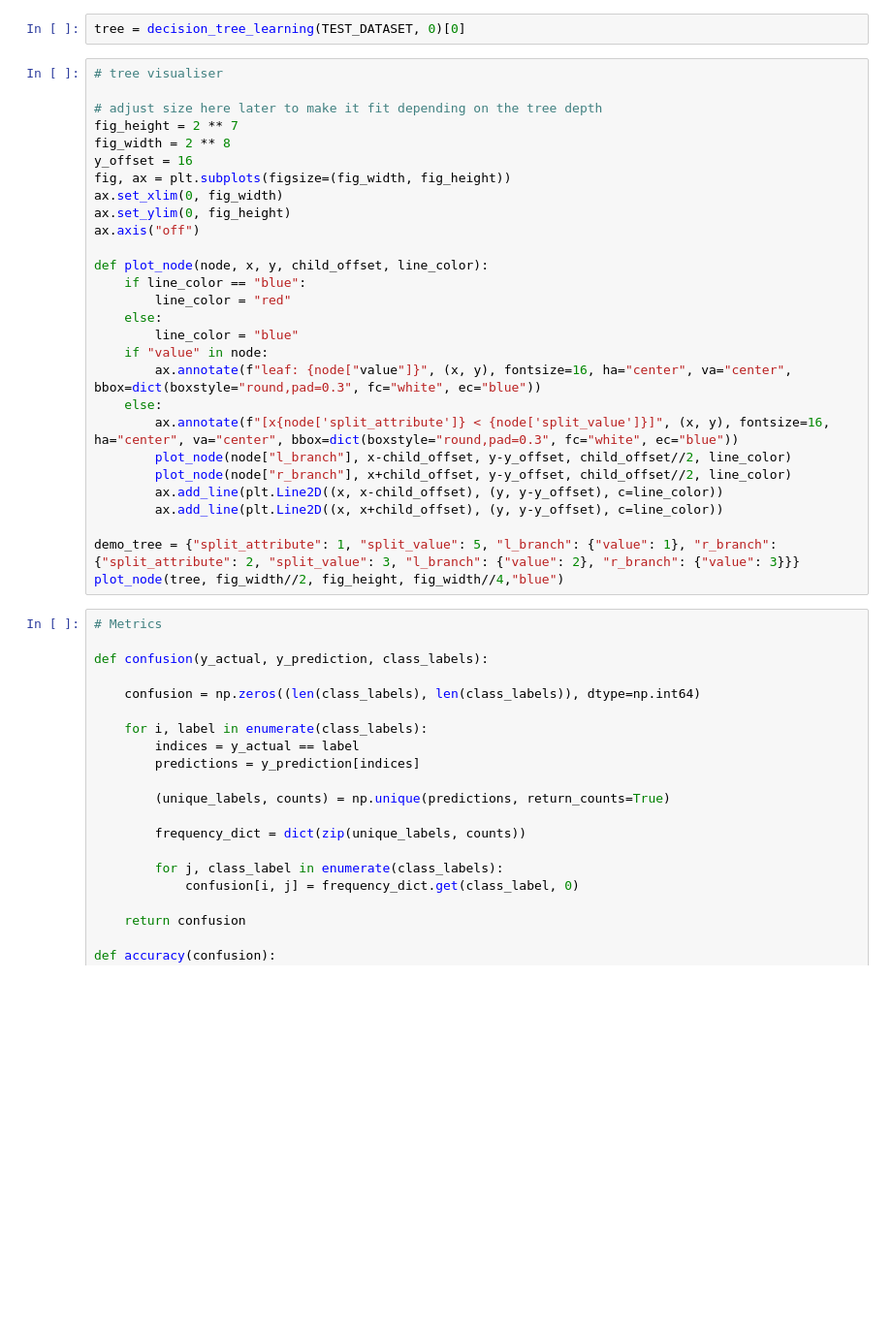
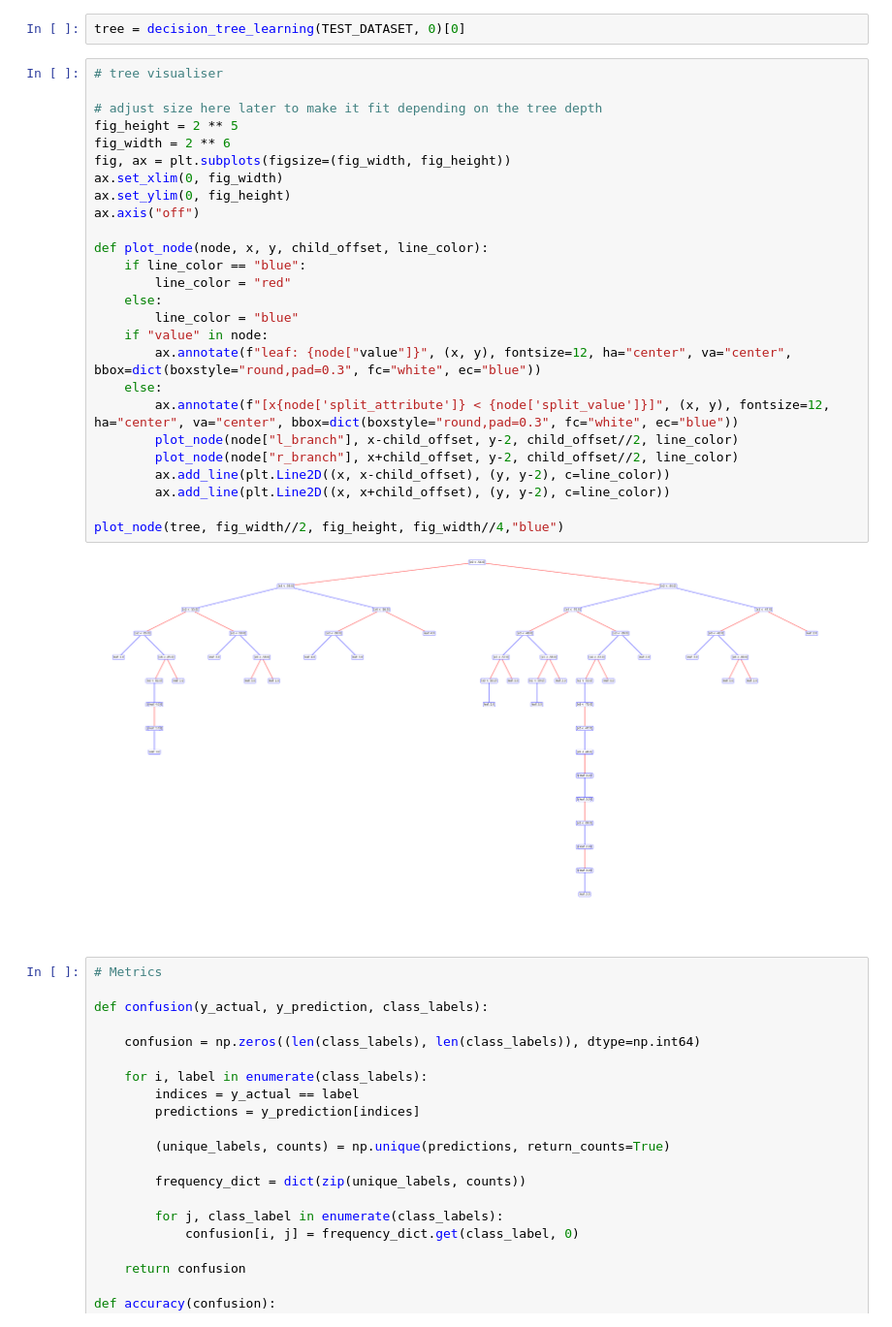
Before and after one commit to MattyWilliams22/decision_tree_learning, a Jupyter notebook: notebook.ipynb, the cells around one changed output. Shown at 97% size. Cells and saved outputs as stored; diff of their text form; blank space fills up the shorter version.

```diff
--- a/notebook.ipynb
+++ b/notebook.ipynb
@@ -148,31 +148,31 @@ tree = decision_tree_learning(TEST_DATASET, 0)[0]
 # %%
 # tree visualiser
 
 # adjust size here later to make it fit depending on the tree depth
-fig_height = 2 ** 7
-fig_width = 2 ** 8
-y_offset = 16
+fig_height = 2 ** 5
+fig_width = 2 ** 6
 fig, ax = plt.subplots(figsize=(fig_width, fig_height))
 ax.set_xlim(0, fig_width)
 ax.set_ylim(0, fig_height)
 ax.axis("off")
 
 def plot_node(node, x, y, child_offset, line_color):
     if line_color == "blue":
         line_color = "red"
     else:
         line_color = "blue"
     if "value" in node:
-        ax.annotate(f"leaf: {node["value"]}", (x, y), fontsize=16, ha="center", va="center", bbox=dict(boxstyle="round,pad=0.3", fc="white", ec="blue"))
+        ax.annotate(f"leaf: {node["value"]}", (x, y), fontsize=12, ha="center", va="center", bbox=dict(boxstyle="round,pad=0.3", fc="white", ec="blue"))
     else:
-        ax.annotate(f"[x{node['split_attribute']} < {node['split_value']}]", (x, y), fontsize=16, ha="center", va="center", bbox=dict(boxstyle="round,pad=0.3", fc="white", ec="blue"))
-        plot_node(node["l_branch"], x-child_offset, y-y_offset, child_offset//2, line_color)
-        plot_node(node["r_branch"], x+child_offset, y-y_offset, child_offset//2, line_color)
-        ax.add_line(plt.Line2D((x, x-child_offset), (y, y-y_offset), c=line_color))
-        ax.add_line(plt.Line2D((x, x+child_offset), (y, y-y_offset), c=line_color))
+        ax.annotate(f"[x{node['split_attribute']} < {node['split_value']}]", (x, y), fontsize=12, ha="center", va="center", bbox=dict(boxstyle="round,pad=0.3", fc="white", ec="blue"))
+        plot_node(node["l_branch"], x-child_offset, y-2, child_offset//2, line_color)
+        plot_node(node["r_branch"], x+child_offset, y-2, child_offset//2, line_color)
+        ax.add_line(plt.Line2D((x, x-child_offset), (y, y-2), c=line_color))
+        ax.add_line(plt.Line2D((x, x+child_offset), (y, y-2), c=line_color))
 
-demo_tree = {"split_attribute": 1, "split_value": 5, "l_branch": {"value": 1}, "r_branch": {"split_attribute": 2, "split_value": 3, "l_branch": {"value": 2}, "r_branch": {"value": 3}}}
 plot_node(tree, fig_width//2, fig_height, fig_width//4,"blue")
+# %% [output]
+[figure, added]
 # %%
 # Metrics
 
```
Also changed, not shown: parts of 4 cells of this notebook, 1 other file.
